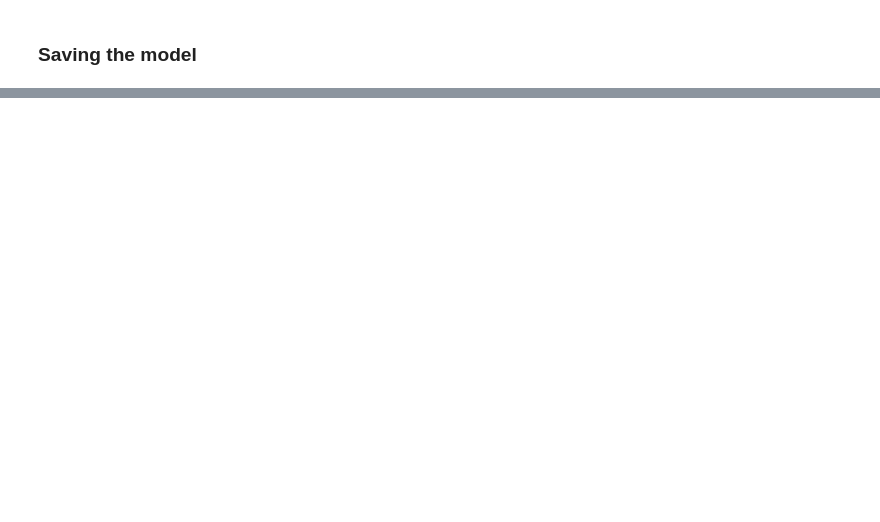
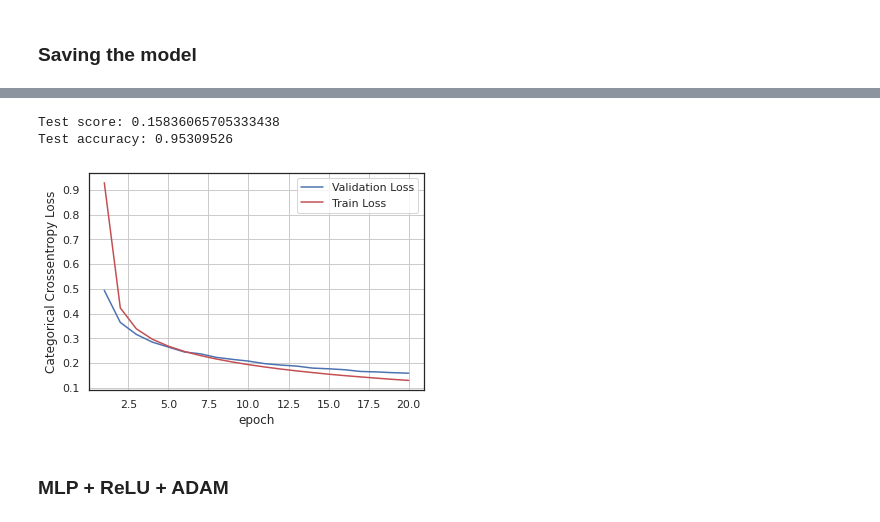
Before and after one commit to debsa2000/EED380_AppliedDeepLearning, a Jupyter notebook: Assignment1.ipynb, the cells around one changed output, grey strips where cells are left out. Drawn from its saved outputs; the diff is of its cells as text; code cells hidden in the pictures; blank space fills up the shorter version.

```diff
--- a/Assignment1.ipynb
+++ b/Assignment1.ipynb
@@ -747,0 +665,7 @@ model.save("finalmodel.hd5")
+# %%
+model_relu = Sequential()
+model_relu.add(Dense(512, activation='relu', input_shape=(input_dim,), kernel_initializer=RandomNormal(mean=0.0, stddev=0.062, seed=None)))
+model_relu.add(Dense(128, activation='relu', kernel_initializer=RandomNormal(mean=0.0, stddev=0.125, seed=None)) )
+model_relu.add(Dense(output_dim, activation='softmax'))
+
+model_relu.summary()
@@ -747,0 +687,4 @@ model.save("finalmodel.hd5")
+# %%
+model_relu.compile(optimizer='sgd', loss='categorical_crossentropy', metrics=['accuracy'])
+
+history = model_relu.fit(X_train, Y_train, batch_size=batch_size, epochs=nb_epoch, verbose=1, validation_data=(X_val, Y_val))
@@ -747,0 +709,20 @@ model.save("finalmodel.hd5")
+# %%
+score = model_relu.evaluate(X_val, Y_val, verbose=0)
+print('Test score:', score[0])
+print('Test accuracy:', score[1])
+
+fig,ax = plt.subplots(1,1)
+ax.set_xlabel('epoch') ; ax.set_ylabel('Categorical Crossentropy Loss')
+
+# list of epoch numbers
+x = list(range(1,nb_epoch+1))
+
+vy = history.history['val_loss']
+ty = history.history['loss']
+plt_dynamic(x, vy, ty, ax)
+# %% [output]
+Test score: 0.15836065705333438
+Test accuracy: 0.95309526
+[figure, added]
+# %% [markdown]
+### MLP + ReLU + ADAM
```
Also changed, not shown: parts of 82 cells of this notebook.
